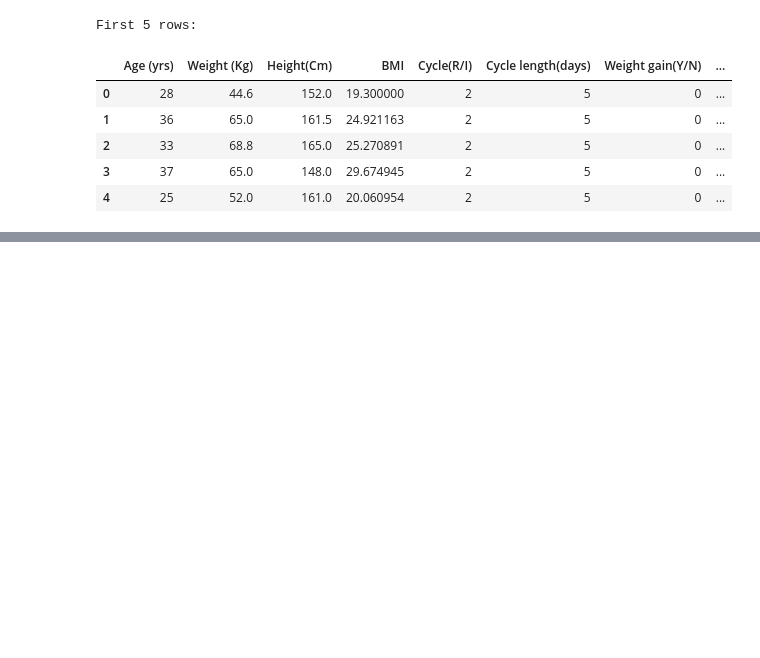
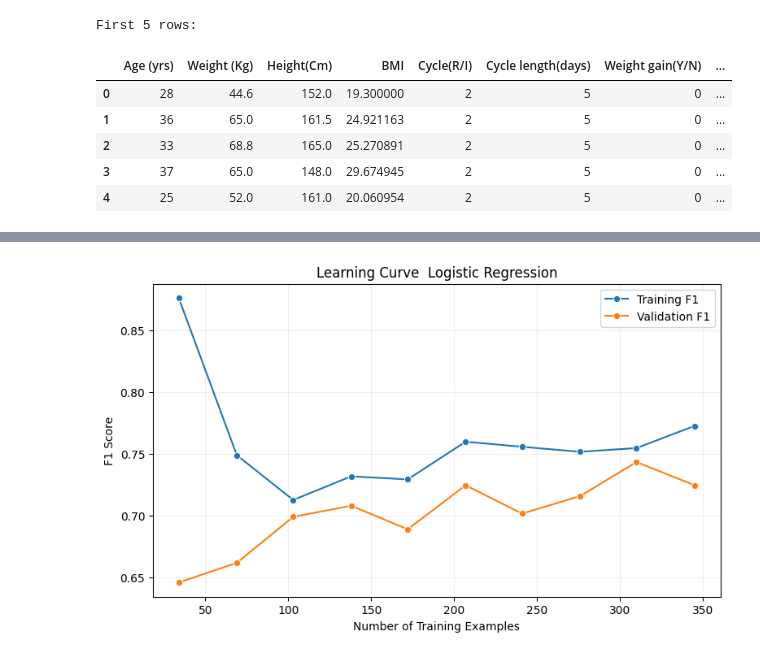
Before and after one commit to Ayushpal2006/ML-model-EDA-AND-TRAINING-DATA-SET, a Jupyter notebook: संजीवनी.ipynb, the cells around one changed output, grey strips where cells are left out. Cells and saved outputs as stored; diff of their text form; code cells hidden in the pictures; blank space fills up the shorter version.

```diff
--- a/संजीवनी.ipynb
+++ b/संजीवनी.ipynb
@@ -192,3 +192,7 @@ First 5 rows:
 | 2 | 33 | 68.8 | 165.0 | 25.270891 | 2 | 5 | 0 | ... |
 | 3 | 37 | 65.0 | 148.0 | 29.674945 | 2 | 5 | 0 | ... |
 | 4 | 25 | 52.0 | 161.0 | 20.060954 | 2 | 5 | 0 | ... |
+# %%
+ml_df["Fast food (Y/N)"] = ml_df["Fast food (Y/N)"].fillna(
+    ml_df["Fast food (Y/N)"].mode()[0]
+)
@@ -194,0 +462,4 @@ First 5 rows:
+# %%
+ml_df["Cycle(R/I)"] = ml_df["Cycle(R/I)"].replace(5, 4)
+
+print(ml_df["Cycle(R/I)"].value_counts())
@@ -194,0 +588,42 @@ First 5 rows:
+# %%
+from sklearn.model_selection import learning_curve
+import numpy as np
+
+train_sizes, train_scores, validation_scores = learning_curve(
+    log_model,
+    X_train_scaled,
+    y_train,
+    cv=5,
+    scoring="f1",
+    train_sizes=np.linspace(0.1, 1.0, 10),
+    random_state=42
+)
+
+train_mean = train_scores.mean(axis=1)
+validation_mean = validation_scores.mean(axis=1)
+
+plt.figure(figsize=(9, 5))
+
+sns.lineplot(
+    x=train_sizes,
+    y=train_mean,
+    marker="o",
+    label="Training F1"
+)
+
+sns.lineplot(
+    x=train_sizes,
+    y=validation_mean,
+    marker="o",
+    label="Validation F1"
+)
+
+plt.xlabel("Number of Training Examples")
+plt.ylabel("F1 Score")
+plt.title("Learning Curve  Logistic Regression")
+plt.grid(alpha=0.2)
+plt.legend()
+
+plt.show()
+# %% [output]
+[figure, added]
```
Also changed, not shown: parts of 29 cells of this notebook.
